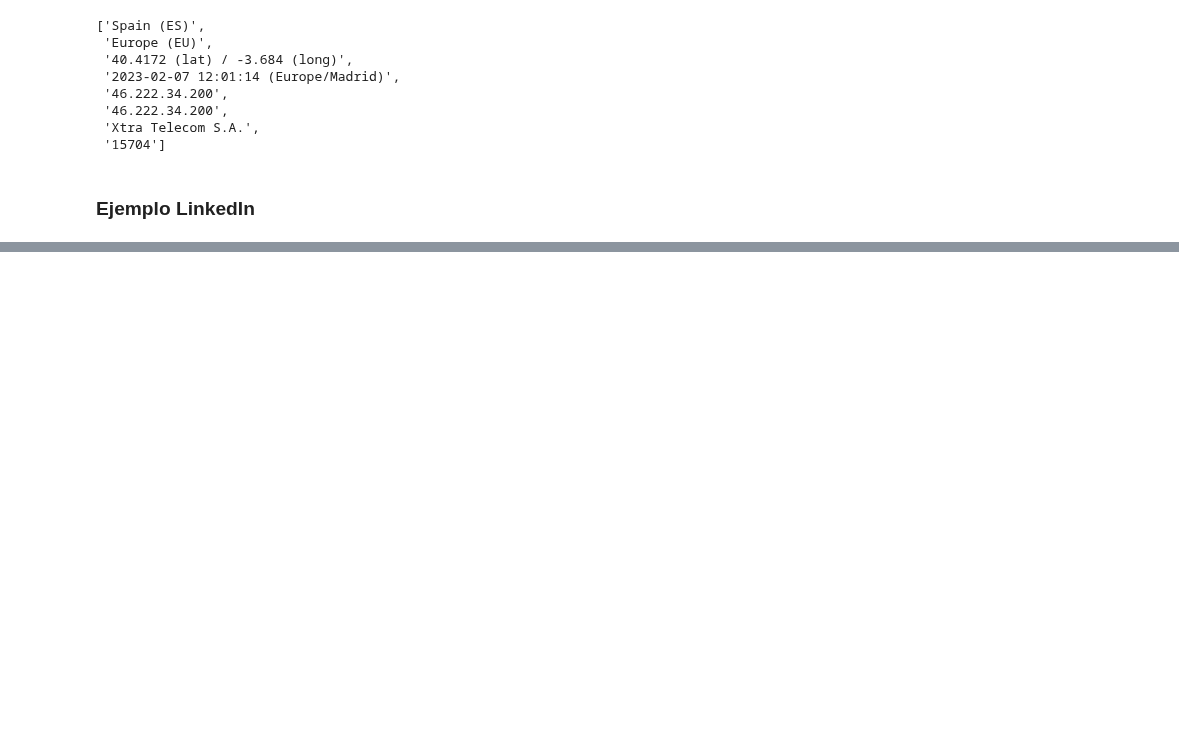
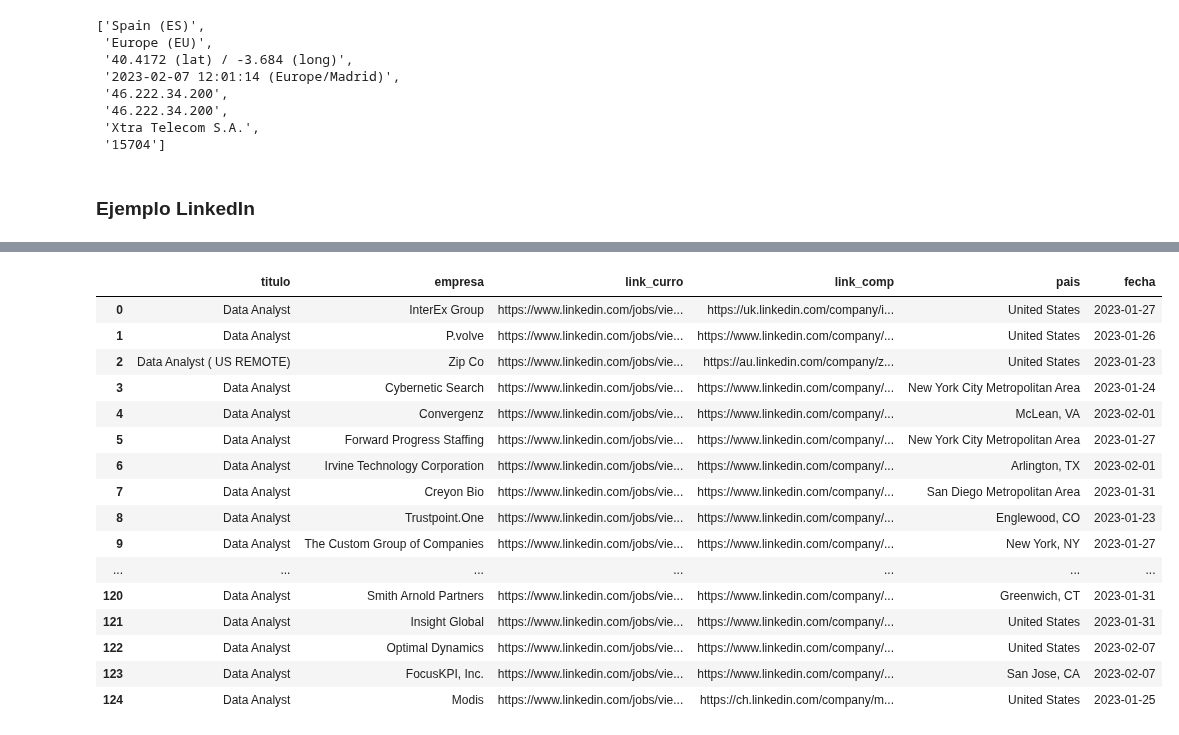
Before and after one commit to Ironhack-Data-Madrid-Enero-2023/apuntes_clase, a Jupyter notebook: semana_4/2.2 - Web Scraping (bs4).ipynb, the cells around one changed output, grey strips where cells are left out. Cells and saved outputs as stored; diff of their text form; code cells hidden in the pictures; blank space fills up the shorter version.

```diff
--- a/semana_4/2.2 - Web Scraping (bs4).ipynb
+++ b/semana_4/2.2 - Web Scraping (bs4).ipynb
@@ -332,0 +335,8 @@ encontrar('46.222.34.200')
+# %%
+html = req.get(url).text
+
+sopa = bs(html, 'html.parser')
+# %%
+tarjetas = sopa.find('ul', class_='jobs-search__results-list')
+
+type(tarjetas)
@@ -332,0 +349,14 @@ encontrar('46.222.34.200')
+# %%
+curro=tarjetas.find_all('li')[0]
+
+titulo=curro.find('h3').text.strip()
+
+empresa = curro.find('h4').text.strip()
+
+link_curro = curro.find('a').attrs['href']
+
+link_comp = curro.find('h4').find('a').attrs['href']
+
+pais = curro.find('span', class_="job-search-card__location").text.strip()
+
+fecha = curro.find('time').attrs['datetime']
@@ -332,0 +436,2 @@ encontrar('46.222.34.200')
+# %%
+df=linkedin(5, 'analista%20de%20datos', 'spain', 30000)
@@ -332,0 +453,22 @@ encontrar('46.222.34.200')
+# %%
+from IPython.display import HTML
+
+HTML(df.to_html(render_links=True))
+# %% [output]
+|  | titulo | empresa | link_curro | link_comp | pais | fecha |
+| 0 | Data Analyst | InterEx Group | https://www.linkedin.com/jobs/vie... | https://uk.linkedin.com/company/i... | United States | 2023-01-27 |
+| 1 | Data Analyst | P.volve | https://www.linkedin.com/jobs/vie... | https://www.linkedin.com/company/... | United States | 2023-01-26 |
+| 2 | Data Analyst ( US REMOTE) | Zip Co | https://www.linkedin.com/jobs/vie... | https://au.linkedin.com/company/z... | United States | 2023-01-23 |
+| 3 | Data Analyst | Cybernetic Search | https://www.linkedin.com/jobs/vie... | https://www.linkedin.com/company/... | New York City Metropolitan Area | 2023-01-24 |
+| 4 | Data Analyst | Convergenz | https://www.linkedin.com/jobs/vie... | https://www.linkedin.com/company/... | McLean, VA | 2023-02-01 |
+| 5 | Data Analyst | Forward Progress Staffing | https://www.linkedin.com/jobs/vie... | https://www.linkedin.com/company/... | New York City Metropolitan Area | 2023-01-27 |
+| 6 | Data Analyst | Irvine Technology Corporation | https://www.linkedin.com/jobs/vie... | https://www.linkedin.com/company/... | Arlington, TX | 2023-02-01 |
+| 7 | Data Analyst | Creyon Bio | https://www.linkedin.com/jobs/vie... | https://www.linkedin.com/company/... | San Diego Metropolitan Area | 2023-01-31 |
+| 8 | Data Analyst | Trustpoint.One | https://www.linkedin.com/jobs/vie... | https://www.linkedin.com/company/... | Englewood, CO | 2023-01-23 |
+| 9 | Data Analyst | The Custom Group of Companies | https://www.linkedin.com/jobs/vie... | https://www.linkedin.com/company/... | New York, NY | 2023-01-27 |
+| ... | ... | ... | ... | ... | ... | ... |
+| 120 | Data Analyst | Smith Arnold Partners | https://www.linkedin.com/jobs/vie... | https://www.linkedin.com/company/... | Greenwich, CT | 2023-01-31 |
+| 121 | Data Analyst | Insight Global | https://www.linkedin.com/jobs/vie... | https://www.linkedin.com/company/... | United States | 2023-01-31 |
+| 122 | Data Analyst | Optimal Dynamics | https://www.linkedin.com/jobs/vie... | https://www.linkedin.com/company/... | United States | 2023-02-07 |
+| 123 | Data Analyst | FocusKPI, Inc. | https://www.linkedin.com/jobs/vie... | https://www.linkedin.com/company/... | San Jose, CA | 2023-02-07 |
+| 124 | Data Analyst | Modis | https://www.linkedin.com/jobs/vie... | https://ch.linkedin.com/company/m... | United States | 2023-01-25 |
```
Also changed, not shown: parts of 7 cells of this notebook.
